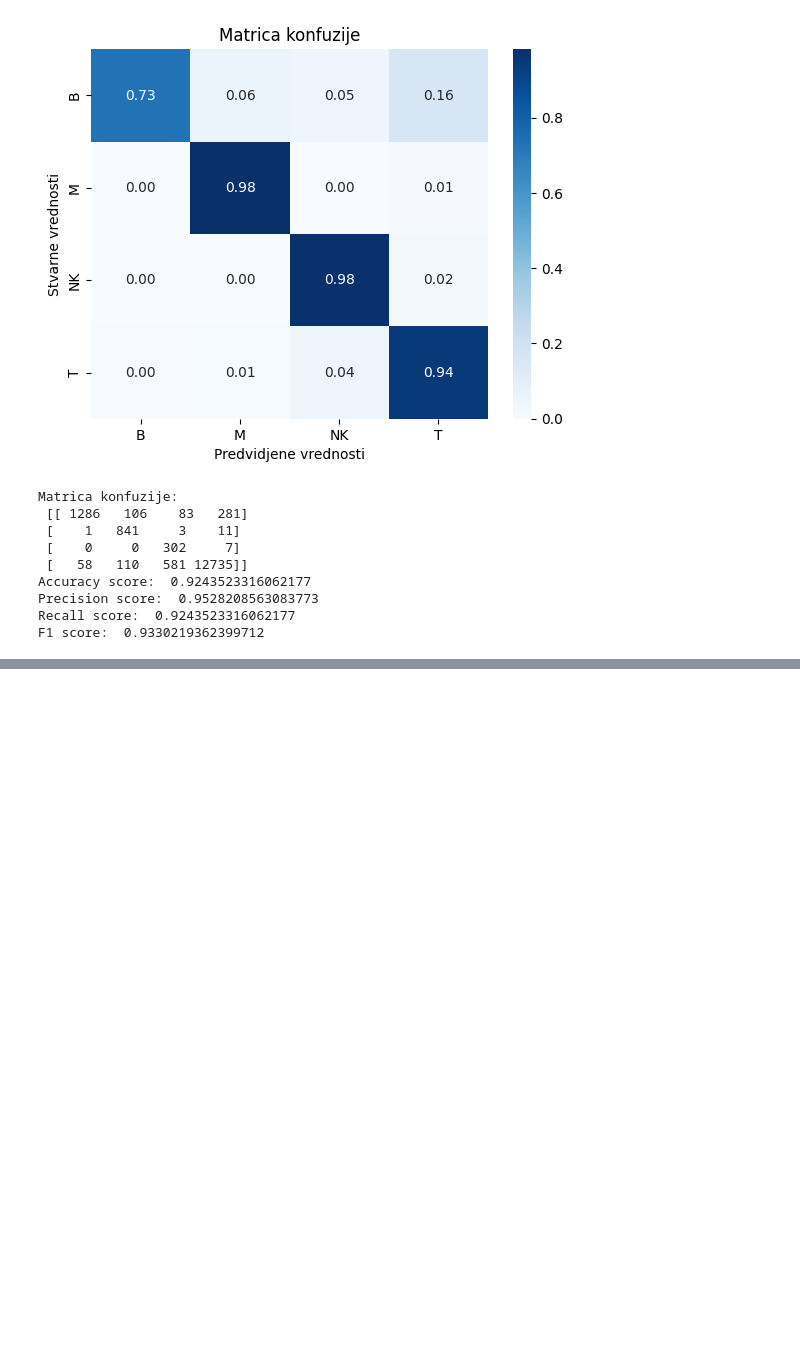
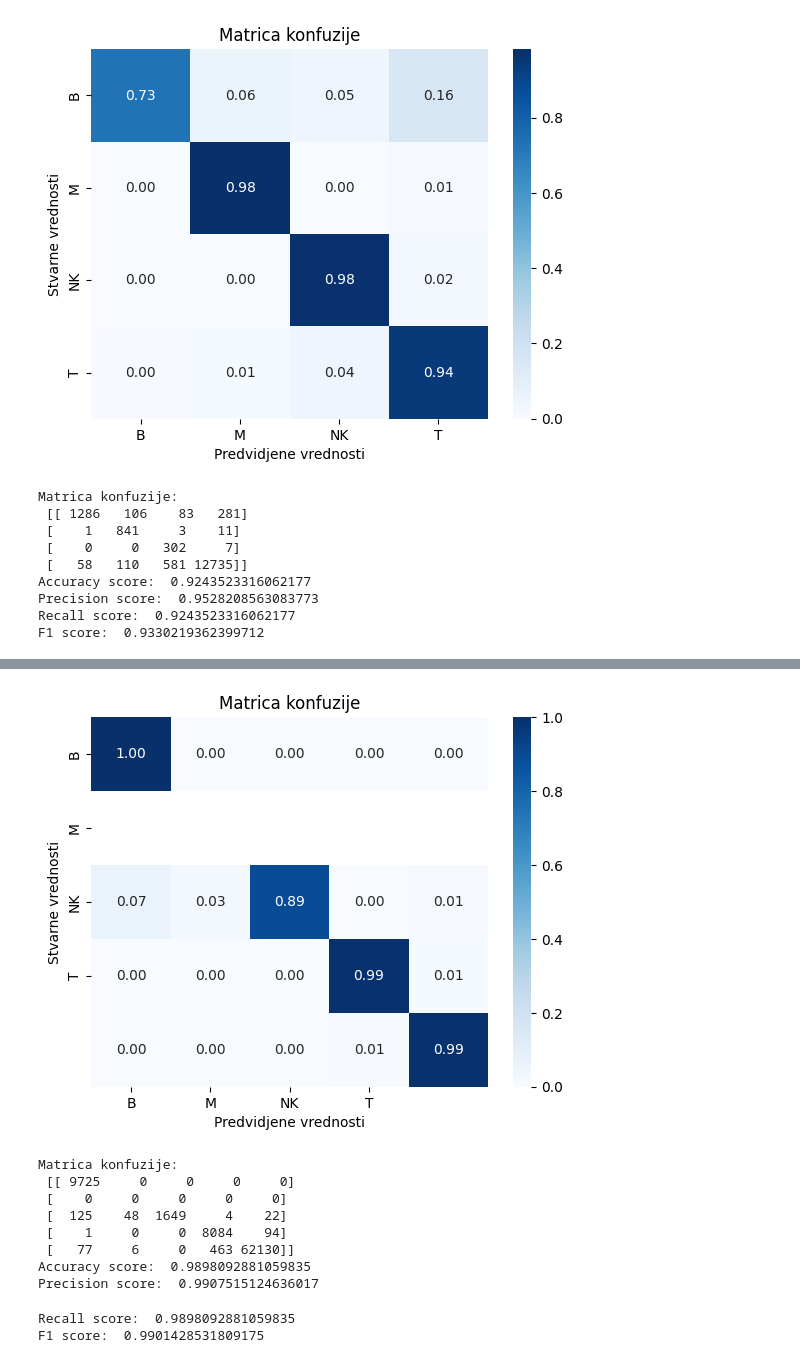
Before and after one commit to bogdans55/ip2-projekat, a Jupyter notebook: models/logistic_regression.ipynb, the cells around one changed output, grey strips where cells are left out. Cells and saved outputs as stored; diff of their text form; code cells hidden in the pictures; blank space fills up the shorter version.

```diff
--- a/models/logistic_regression.ipynb
+++ b/models/logistic_regression.ipynb
@@ -279,0 +322,14 @@ F1 score:  0.9330219362399712
+# %%
+load_test('../data/preprocessed_data_10x.csv', model_cw)
+# %% [output]
+[figure, added]
+Matrica konfuzije:
+ [[ 9725     0     0     0     0]
+ [    0     0     0     0     0]
+ [  125    48  1649     4    22]
+ [    1     0     0  8084    94]
+ [   77     6     0   463 62130]]
+Accuracy score:  0.9898092881059835
+Precision score:  0.9907515124636017
+Recall score:  0.9898092881059835
+F1 score:  0.9901428531809175
```
Also changed, not shown: parts of 8 cells of this notebook.
